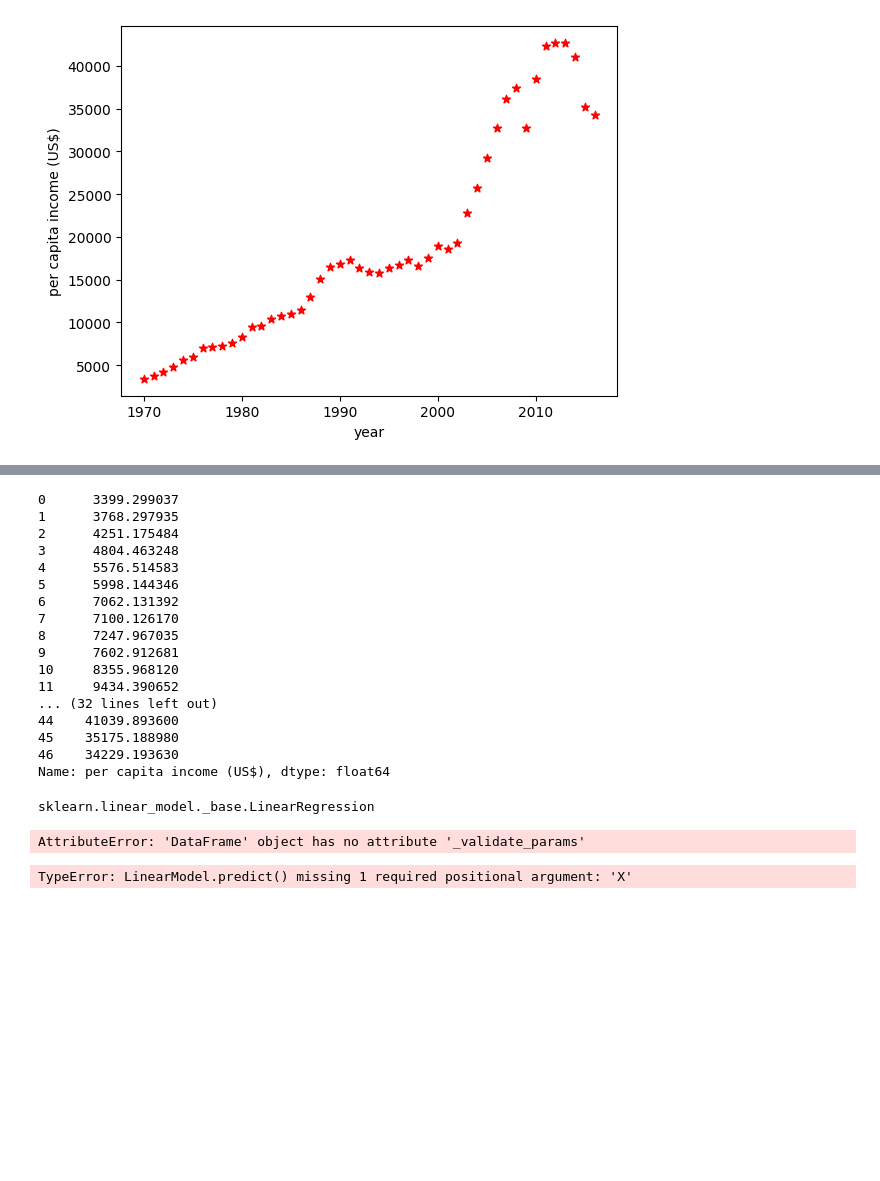
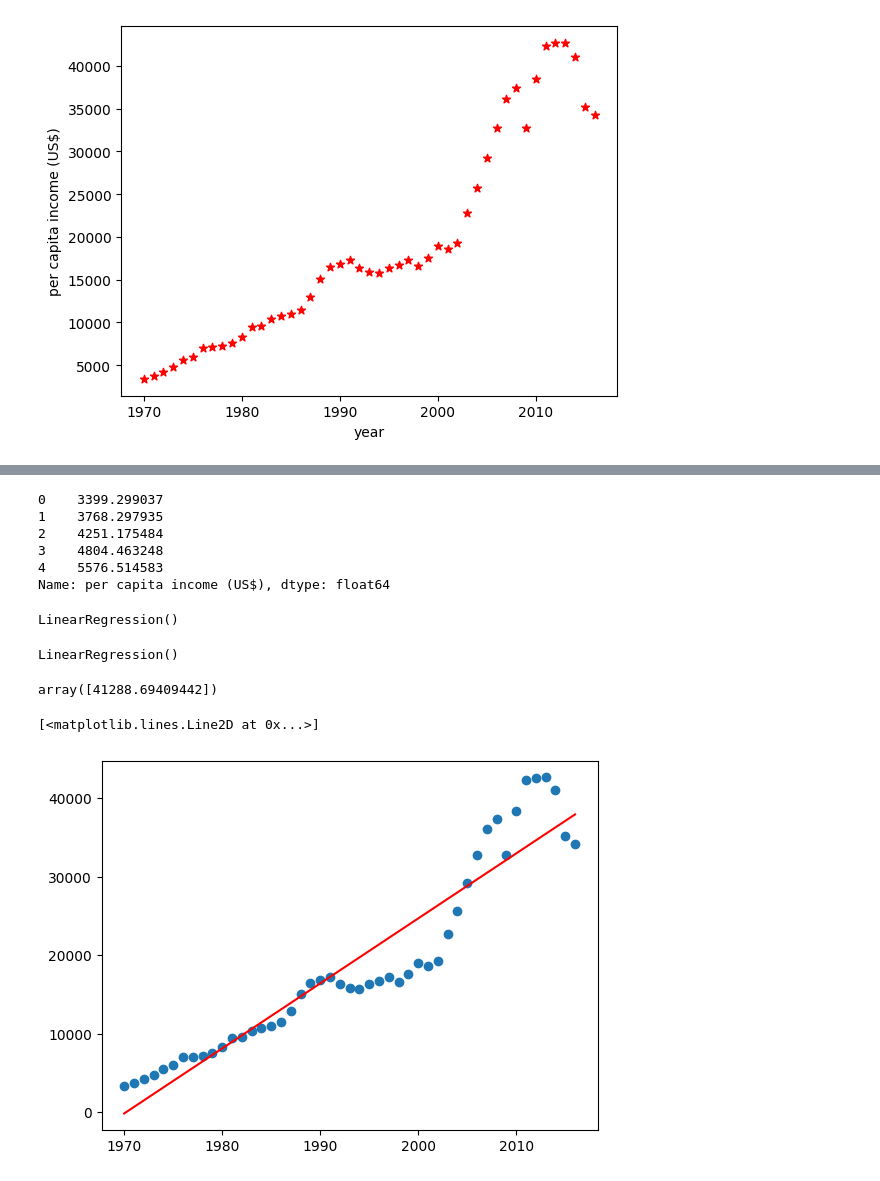
Before and after one commit to PatelKanishk/foundation-ml, a Jupyter notebook: linear regression/PerCapitaIncome/perCapita.ipynb, the cells around one changed output, grey strips where cells are left out. Drawn from its saved outputs; the diff is of its cells as text; code cells hidden in the pictures; blank space fills up the shorter version.

```diff
--- a/linear regression/PerCapitaIncome/perCapita.ipynb
+++ b/linear regression/PerCapitaIncome/perCapita.ipynb
@@ -55,34 +33,29 @@ new_df
 # %%
 y = df["per capita income (US$)"]
-y
+y.head(5)
 # %% [output]
-0      3399.299037
-1      3768.297935
-2      4251.175484
-3      4804.463248
-4      5576.514583
-5      5998.144346
-6      7062.131392
-7      7100.126170
-8      7247.967035
-9      7602.912681
-10     8355.968120
-11     9434.390652
-... (32 lines left out)
-44    41039.893600
-45    35175.188980
-46    34229.193630
+0    3399.299037
+1    3768.297935
+2    4251.175484
+3    4804.463248
+4    5576.514583
 Name: per capita income (US$), dtype: float64
 # %%
-model=linear_model.LinearRegression
+model=linear_model.LinearRegression()
 model
 # %% [output]
-sklearn.linear_model._base.LinearRegression
+LinearRegression()
 # %%
 model.fit(new_df,y)
 # %% [output]
-AttributeError: 'DataFrame' object has no attribute '_validate_params'
+LinearRegression()
 # %%
 model.predict([[2020]])
 # %% [output]
-TypeError: LinearModel.predict() missing 1 required positional argument: 'X'
+array([41288.69409442])
+# %%
+plt.scatter(new_df,y)
+plt.plot(new_df, model.predict(new_df), color='red')
+# %% [output]
+[<matplotlib.lines.Line2D at 0x...>]
+[figure, added]
```
Also changed, not shown: parts of 2 cells of this notebook.
